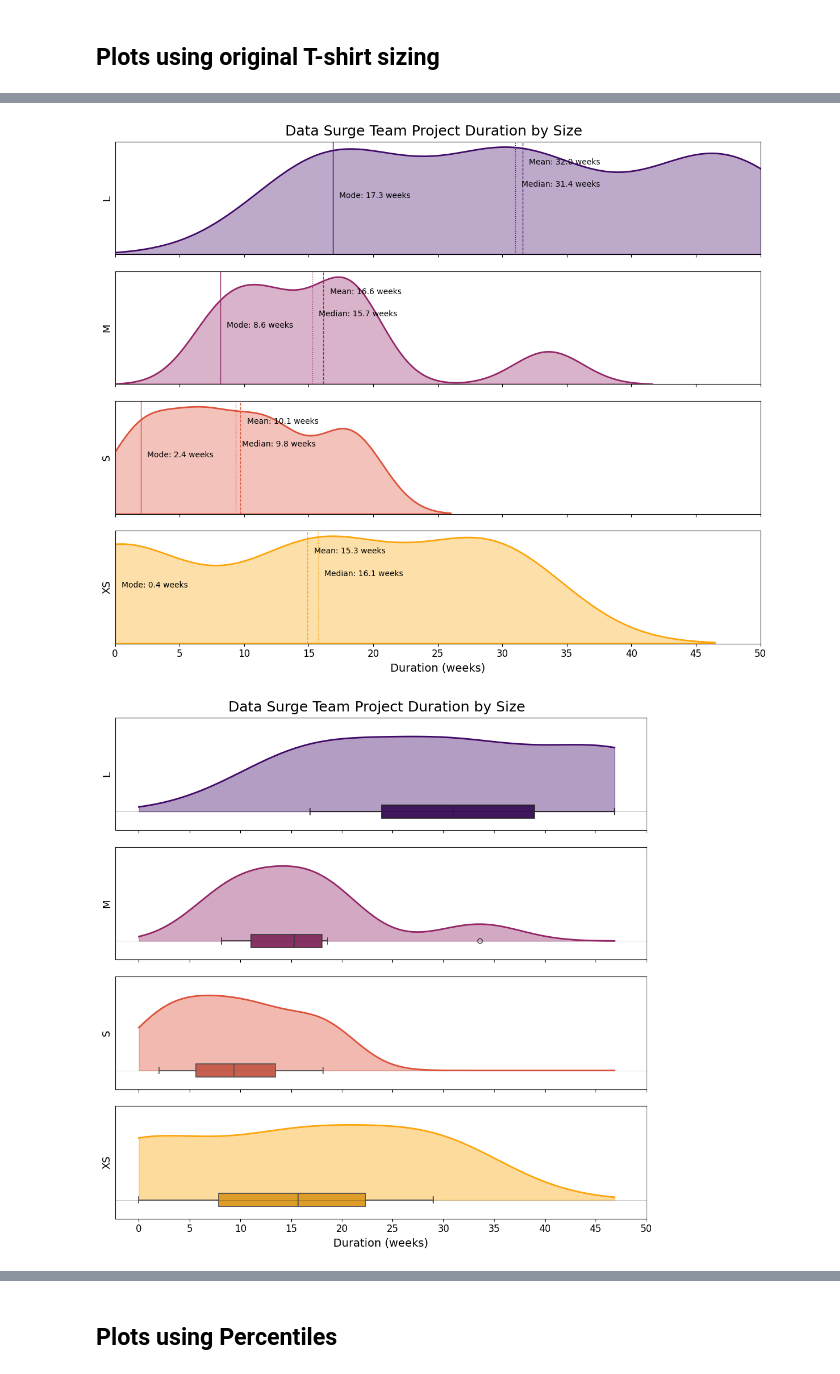
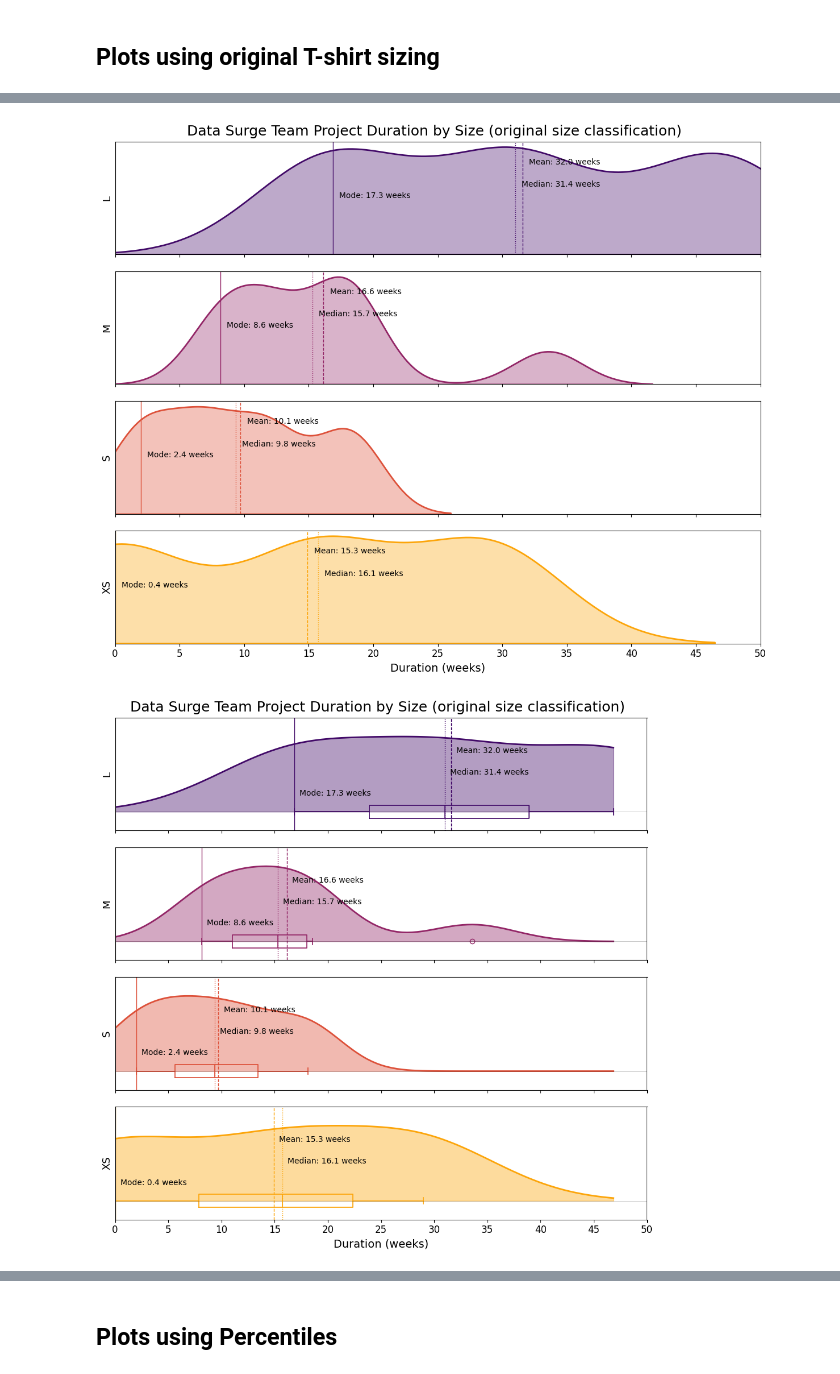
Before and after one commit to dbouquin/static_arch_project_vis, a Jupyter notebook: static_arch_project_vis.ipynb, the cells around one changed output, grey strips where cells are left out. Cells and saved outputs as stored; diff of their text form; code cells hidden in the pictures.

```diff
--- a/static_arch_project_vis.ipynb
+++ b/static_arch_project_vis.ipynb
@@ -124,13 +124,13 @@ axes[-1].set_xticks(x_ticks)
 axes[-1].set_xticklabels([f"{tick:.0f}" for tick in x_ticks], fontsize=12)  # Format as integers
 
 # Add overall title and labels
-plt.suptitle('Data Surge Team Project Duration by Size', fontsize=18, y=0.98)
+plt.suptitle('Data Surge Team Project Duration by Size (original size classification)', fontsize=18, y=0.98)
 plt.xlabel('Duration (weeks)', fontsize=14)
 plt.tight_layout()
 plt.subplots_adjust(hspace=0.15, top=0.95)
 plt.show()
 # %% [output]
-[figure, old version]
+[figure, new version]
 # %%
 custom_order = ['L', 'M', 'S', 'XS']
 palette = sns.color_palette("inferno", len(custom_order))
@@ -151,7 +151,7 @@ for i, size in enumerate(custom_order):
 
     # Create boxplot FIRST at y=0 with explicit width control
     sns.boxplot(data=size_data, x='duration_weeks',
-                color=palette[i], fill=True,
+                color=palette[i], fill=False,
                 linewidth=1.25, ax=axes[i], width=0.07, zorder=2)
 
     # Generate KDE using scipy AFTER the boxplot
@@ -160,32 +160,51 @@ for i, size in enumerate(custom_order):
         x_kde = np.linspace(x_min, x_max, 100)
         kde = stats.gaussian_kde(data, bw_method=0.5)
         y_kde = kde(x_kde)
 
         # Scale the KDE
         y_kde = y_kde / np.max(y_kde) * 0.4  # Scale to appropriate height
 
         # Plot the KDE above the x-axis with the curve arching upward
         axes[i].fill_between(x_kde, 0, y_kde, color=palette[i], alpha=0.4, zorder=1)
         axes[i].plot(x_kde, y_kde, color=palette[i], linewidth=2, zorder=1)
 
+    # mean duration line
+    mean_duration = size_data['duration_weeks'].mean()
+    axes[i].axvline(x=mean_duration, color=palette[i], linestyle='--', linewidth=1)
+    axes[i].text(mean_duration + 0.5, axes[i].get_ylim()[1] * -5.5,
+                 f'Mean: {mean_duration:.1f} weeks', color="black")
+
+    #median duration line
+    median_duration = size_data['duration_weeks'].median()
+    axes[i].axvline(x=median_duration, color=palette[i], linestyle=':', linewidth=1)
+    axes[i].text(median_duration + 0.5, axes[i].get_ylim()[1] * -3.5,
+                 f'Median: {median_duration:.1f} weeks', color="black")
+
+    #mode duration line
+    mode_duration = size_data['duration_weeks'].mode()[0]
+    axes[i].axvline(x=mode_duration, color=palette[i], linestyle='-', linewidth=1)
+    axes[i].text(mode_duration + 0.5, axes[i].get_ylim()[1] * -1.5,
+                 f'Mode: {mode_duration:.1f} weeks', color="black")
+    axes[i].set_xlim(x_min, x_max)
+
     # Set y-axis limits to show the full KDE curve above the boxplot
     axes[i].set_ylim(-0.1, 0.5)  # Adjusted to show the full upward curve
 
     axes[i].set_ylabel(size, fontsize=13)
     axes[i].set_yticks([])  # Remove y-ticks for clarity
 
     # Add horizontal line at y=0
     axes[i].axhline(y=0, color='black', linestyle='-', linewidth=0.5, alpha=0.3)
 
 # Apply x-axis ticks every 5 weeks
 axes[-1].set_xticks(x_ticks)
 axes[-1].set_xticklabels([f"{tick:.0f}" for tick in x_ticks], fontsize=12)  # Format as integers
 
 # Add overall title and labels
-plt.suptitle('Data Surge Team Project Duration by Size', fontsize=18, y=0.98)
+plt.suptitle('Data Surge Team Project Duration by Size (original size classification)', fontsize=18, y=0.98)
 plt.xlabel('Duration (weeks)', fontsize=14)
 plt.tight_layout()
 plt.subplots_adjust(hspace=0.15, top=0.95)
 plt.show()
 # %% [output]
-[figure, old version]
+[figure, new version]
```
Also changed, not shown: parts of 6 cells of this notebook, 3 other files.
